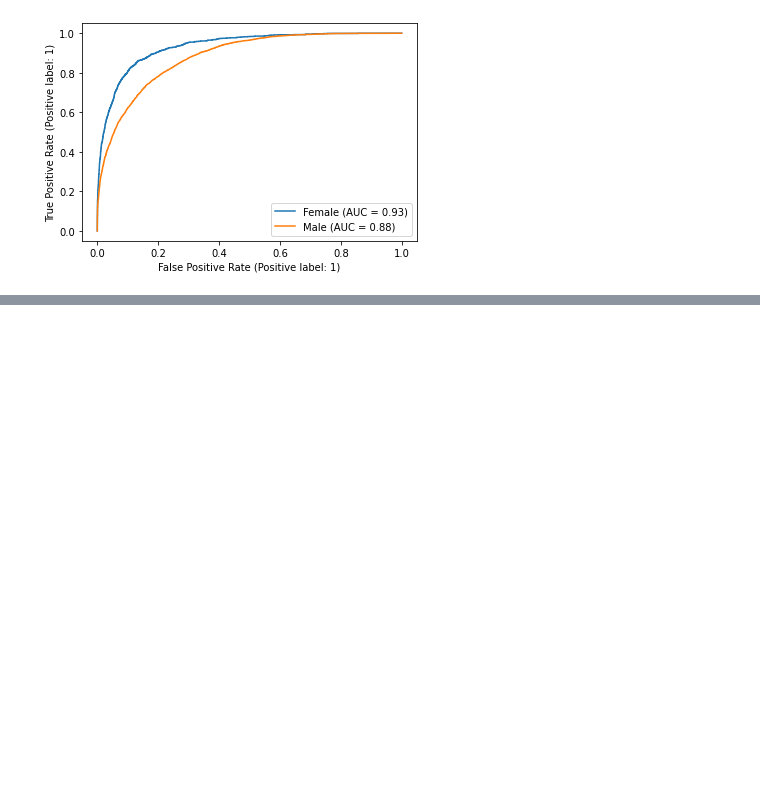
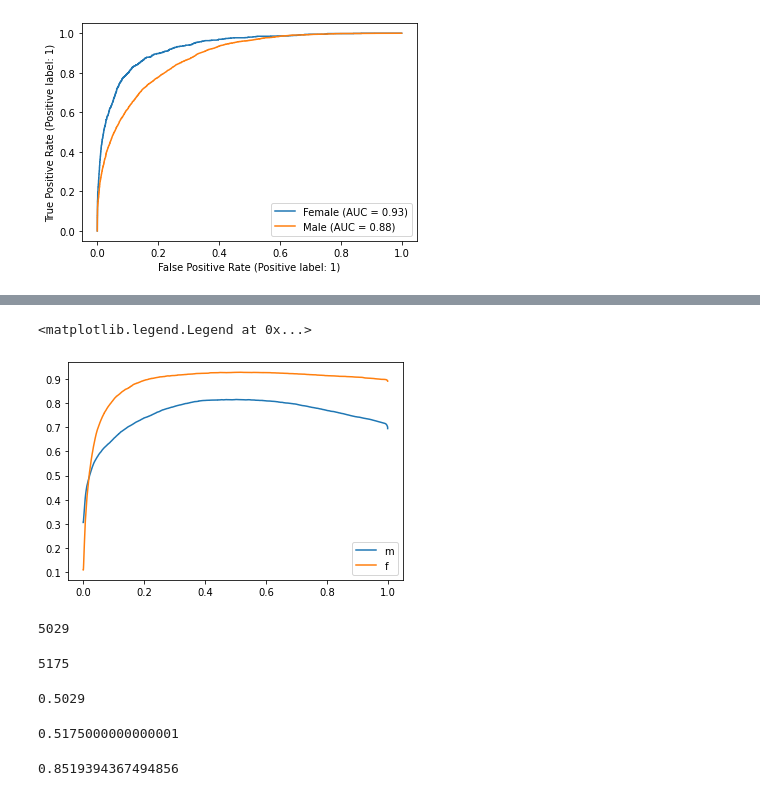
Before and after one commit to leevironty/stat-ml-project, a Jupyter notebook: main.ipynb, the cells around one changed output, grey strips where cells are left out. Saved outputs shown, nothing was run; the diff lists cells and outputs as text; code cells hidden in the pictures; blank space fills up the shorter version.

```diff
--- a/main.ipynb
+++ b/main.ipynb
@@ -212,0 +340,39 @@ fig.show()
+# %%
+ths = np.linspace(0, 1, 10001)
+# %%
+
+
+pm = [th_to_profit(t, male_probs, y_m).mean() for t in ths]
+pf = [th_to_profit(t, female_probs, y_f).mean() for t in ths]
+# %%
+fig, ax = plt.subplots()
+
+ax.plot(ths, pm, label='m')
+ax.plot(ths, pf, label='f')
+ax.legend()
+# %% [output]
+<matplotlib.legend.Legend at 0x...>
+[figure, added]
+# %%
+np.array(pm).argmax()
+# %% [output]
+5029
+# %%
+np.array(pf).argmax()
+# %% [output]
+5175
+# %%
+ths[5029]
+# %% [output]
+0.5029
+# %%
+ths[5175]
+# %% [output]
+0.5175000000000001
+# %%
+pd.concat([
+        th_to_profit(ths[5029], male_probs, y_m),
+        th_to_profit(ths[5175], female_probs, y_f)]
+    ).mean()
+# %% [output]
+0.8519394367494856
```
Also changed, not shown: parts of 35 cells of this notebook, 1 other file.
